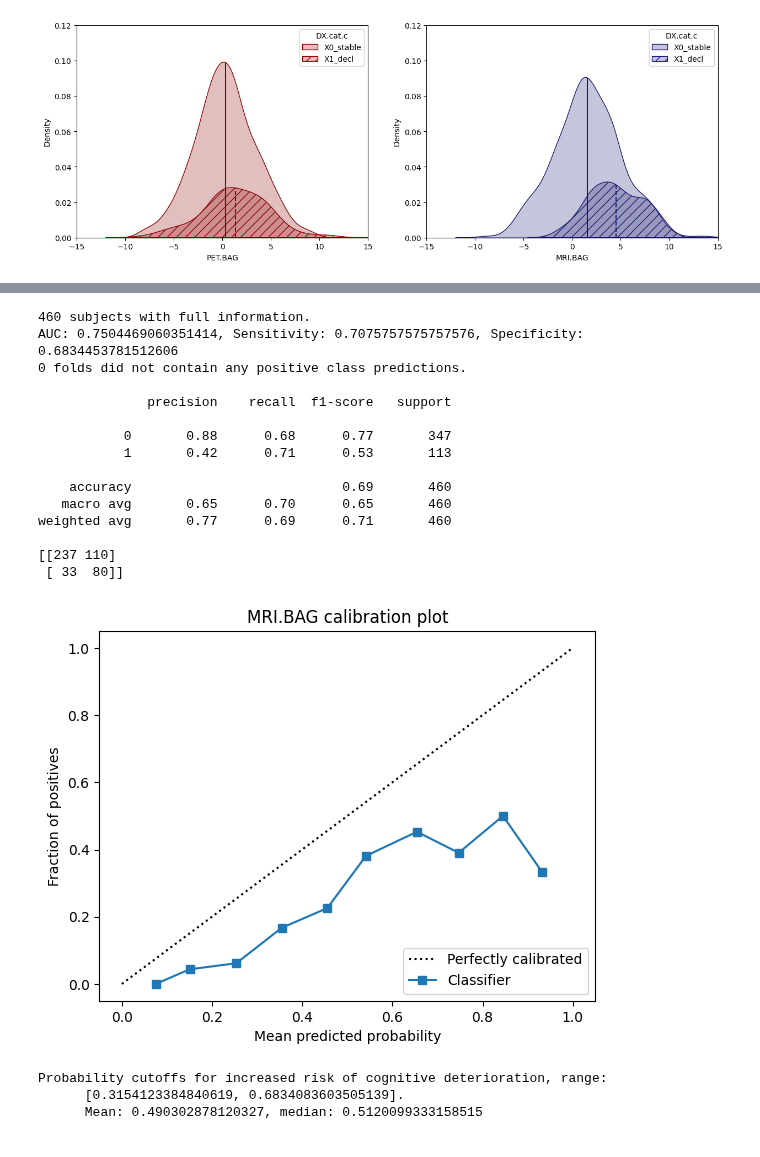
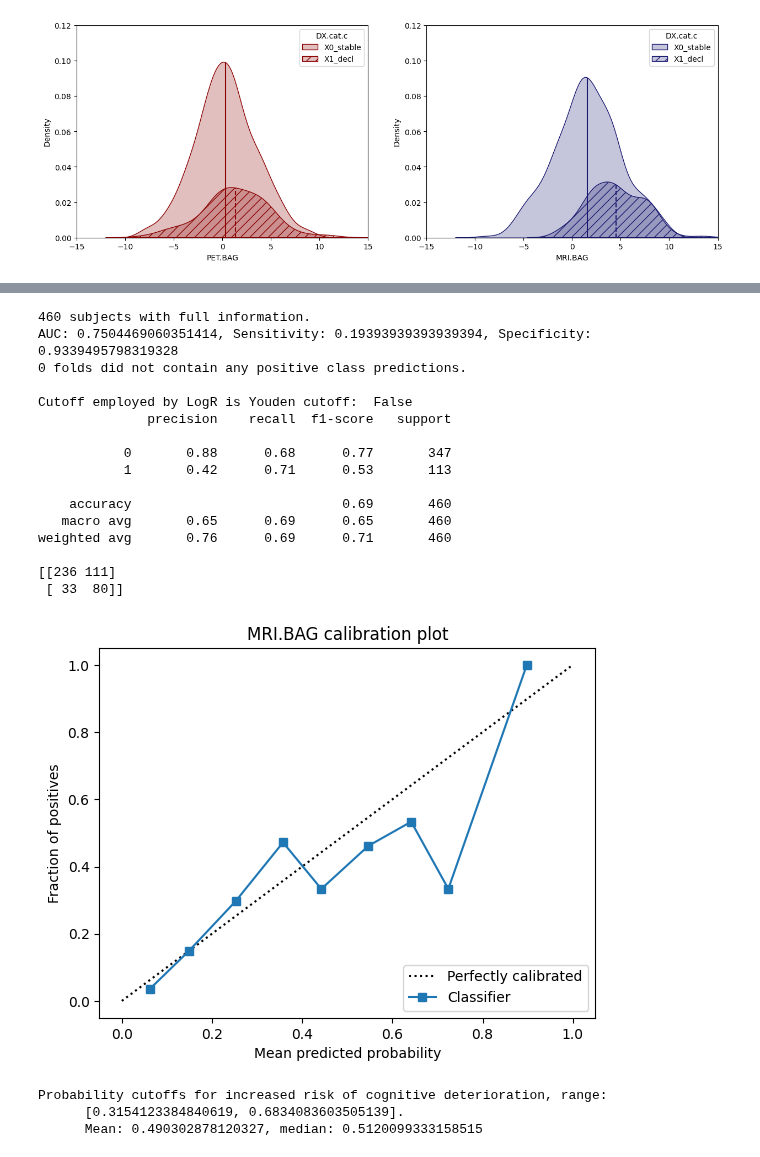
Before and after one commit to elenadoe/Brain_Age_PET_MRI, a Jupyter notebook: src/statistical_analyses.ipynb, the cells around one changed output, grey strips where cells are left out. Saved outputs shown, nothing was run; the diff lists cells and outputs as text; code cells hidden in the pictures.

Commit message:
change cutoff method

```diff
--- a/src/statistical_analyses.ipynb
+++ b/src/statistical_analyses.ipynb
@@ -206,10 +209,10 @@ def cognitive_outcome(df_init, feature_names, calibrate_probs=False, print_cutof
     covars = df[covar_names]
 
     # Create the logistic regression model
-    clf = LogisticRegression(max_iter=1000, random_state=random_state, class_weight='balanced')
+    clf = LogisticRegression(max_iter=1000, random_state=random_state)
     cv = StratifiedKFold(n_splits=10, shuffle=True, random_state=random_state)
 
-    predictions = {'GT': [], 'PROBA': [], 'VAL': [], 'PRED': []}
+    predictions = {'GT': [], 'PROBA': [], 'VAL': [], 'PRED': [], 'PRED2': [], 'PRED3': []}
     history = {'auc': [], 'sens': [], 'spec': [], 'cutoff': []}
     for i, (train_idx, val_idx) in enumerate(cv.split(X,y)):
         X_train, X_val = X.values[train_idx], X.values[val_idx]
@@ -219,6 +222,7 @@ def cognitive_outcome(df_init, feature_names, calibrate_probs=False, print_cutof
         # Fit GLM to controls of training data to create residuals
         # (control for age, sex, years of edu and APOE)
         X_train_controls = X_train[y_train==0]
+        frequency_cutoff = 1-X_train_controls.shape[0]/X_train.shape[0]
         covar_train_controls = covar_train[y_train==0]
         glm = LinearRegression()
         # fit GLM on controls of train set
@@ -263,17 +267,21 @@ def cognitive_outcome(df_init, feature_names, calibrate_probs=False, print_cutof
 
         # Calculate and store performance metrics
         # Avoid UndefinedMetricWarning if no individuals are predicted to decline (label 1)
+        history['auc'].append(roc_auc_score(y_val, y_pred_prob))
+        fpr, tpr, thresholds = roc_curve(y_val, y_pred_prob)
+        cutoff = cutoff_youdens_j(fpr, tpr, thresholds)
+        history['cutoff'].append(cutoff)
+        predictions['PRED2'].append(np.where(y_pred_prob>cutoff, 1, 0))
+        predictions['PRED3'].append(np.where(y_pred_prob>frequency_cutoff, 1, 0))
         if 1 in y_pred:
-            rep = classification_report(y_val, y_pred, output_dict=True)
+            rep = classification_report(y_val, predictions['PRED3'], output_dict=True)
             history['sens'].append(rep['1']['recall'])
             history['spec'].append(rep['0']['recall'])
         else:
             history['sens'].append(np.nan)
             history['spec'].append(np.nan)
-        history['auc'].append(roc_auc_score(y_val, y_pred_prob))
-        fpr, tpr, thresholds = roc_curve(y_val, y_pred_prob)
-        cutoff = cutoff_youdens_j(fpr, tpr, thresholds)
-        history['cutoff'].append(cutoff)
+
+
 
         if print_cutoffs:
             print("Probability cut-off: ", cutoff)
@@ -387,37 +381,41 @@ AUC: 0.6065234275528393, Sensitivity: 0.6090909090909091, Specificity: 0.5792436
 # %%
 # Get model with significant BAG
 sig_bag = 'MRI.BAG'
 sig_bag_lr = cognitive_outcome(df, [sig_bag], calibrate_probs=False, save_classifier=True)
 ground_truth = [item_ for sublist in sig_bag_lr[0]['GT'] for item_ in sublist]
 proba = [item_ for sublist in sig_bag_lr[0]['PROBA'] for item_ in sublist]
 val = [item_[0] for sublist in sig_bag_lr[0]['VAL'] for item_ in sublist]
-pred = [item_ for sublist in sig_bag_lr[0]['PRED'] for item_ in sublist]
+pred = [item_ for sublist in sig_bag_lr[0]['PRED'] for item_ in sublist]  # model cutoff
+pred2 = [item_ for sublist in sig_bag_lr[0]['PRED2'] for item_ in sublist]  # Youden cutoff
+pred3 = [item_ for sublist in sig_bag_lr[0]['PRED3'] for item_ in sublist]  # Sample cutoff
+print("Cutoff employed by LogR is Youden cutoff: ", pred == pred2)
 
-print(classification_report(ground_truth, pred))
-print(confusion_matrix(ground_truth, pred))
+print(classification_report(ground_truth, pred3))
+print(confusion_matrix(ground_truth, pred3))
 
 fig, ax = plt.subplots()
 CalibrationDisplay.from_predictions(ground_truth, proba, n_bins=10, ax=ax)
 
 ax.set_title(f"{sig_bag} calibration plot")
 plt.show()
 # %% [output]
 460 subjects with full information.
-AUC: 0.7504469060351414, Sensitivity: 0.7075757575757576, Specificity: 0.6834453781512606
+AUC: 0.7504469060351414, Sensitivity: 0.19393939393939394, Specificity: 0.9339495798319328
 0 folds did not contain any positive class predictions.
 
+Cutoff employed by LogR is Youden cutoff:  False
               precision    recall  f1-score   support
 
            0       0.88      0.68      0.77       347
            1       0.42      0.71      0.53       113
 
     accuracy                           0.69       460
-   macro avg       0.65      0.70      0.65       460
-weighted avg       0.77      0.69      0.71       460
+   macro avg       0.65      0.69      0.65       460
+weighted avg       0.76      0.69      0.71       460
 
-[[237 110]
+[[236 111]
  [ 33  80]]
-[figure, old version]
+[figure, new version]
 # %%
 # Get cutoff and apply to DELCODE
 cutoffs_sig_bag = sig_bag_lr[-1]['cutoff']
```
Also changed, not shown: parts of 2 cells of this notebook.
